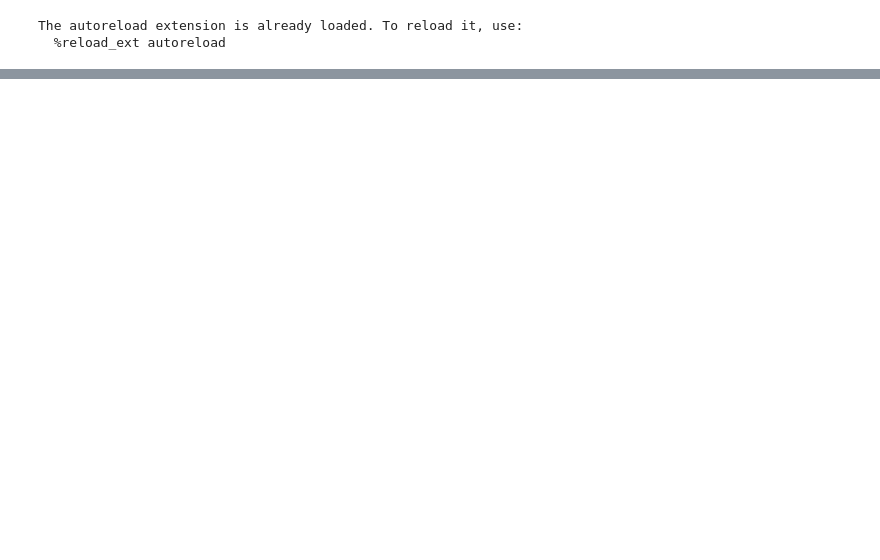
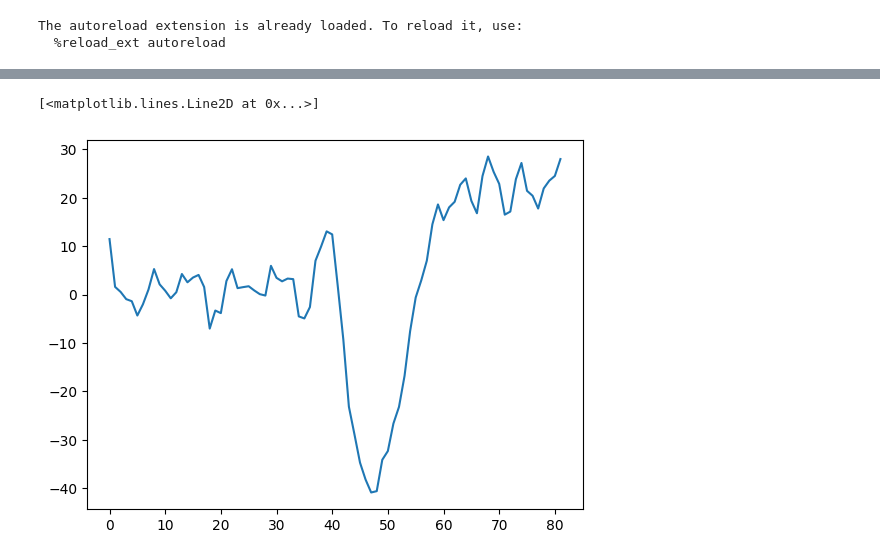
Before and after one commit to EnnyvanBeest/UnitMatch, a Jupyter notebook: UMPy/UmPy_example_brief.ipynb, the cells around one changed output, grey strips where cells are left out. Cells and saved outputs as stored; diff of their text form; code cells hidden in the pictures; blank space fills up the shorter version.

```diff
--- a/UMPy/UmPy_example_brief.ipynb
+++ b/UMPy/UmPy_example_brief.ipynb
@@ -75,3 +75,8 @@ Done drift correction per shank for session pair 1 and 2
+# %%
+plt.plot(waveform[1,:,5,0])
+# %% [output]
+[<matplotlib.lines.Line2D at 0x...>]
+[figure, added]
 # %%
 util.evaluate_output(Output, param, WithinSession, SessionSwitch, MatchThreshold = 0.75)
 
```
Also changed, not shown: parts of 6 cells of this notebook, 2 other files.
